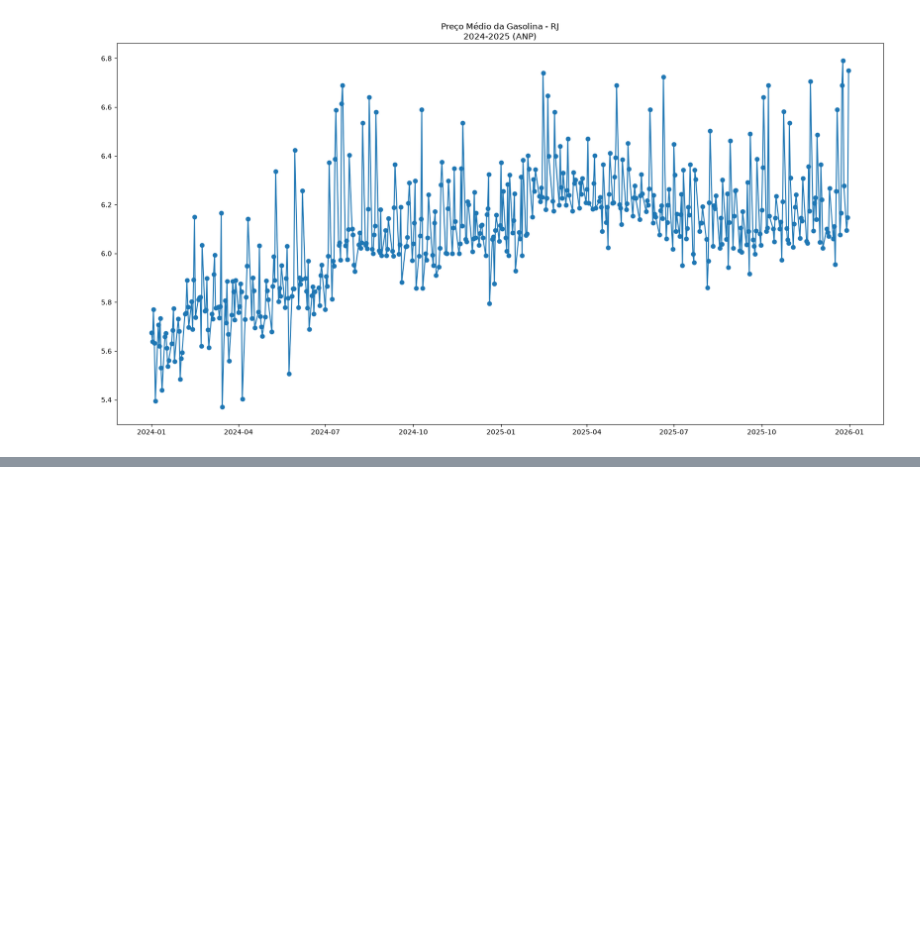
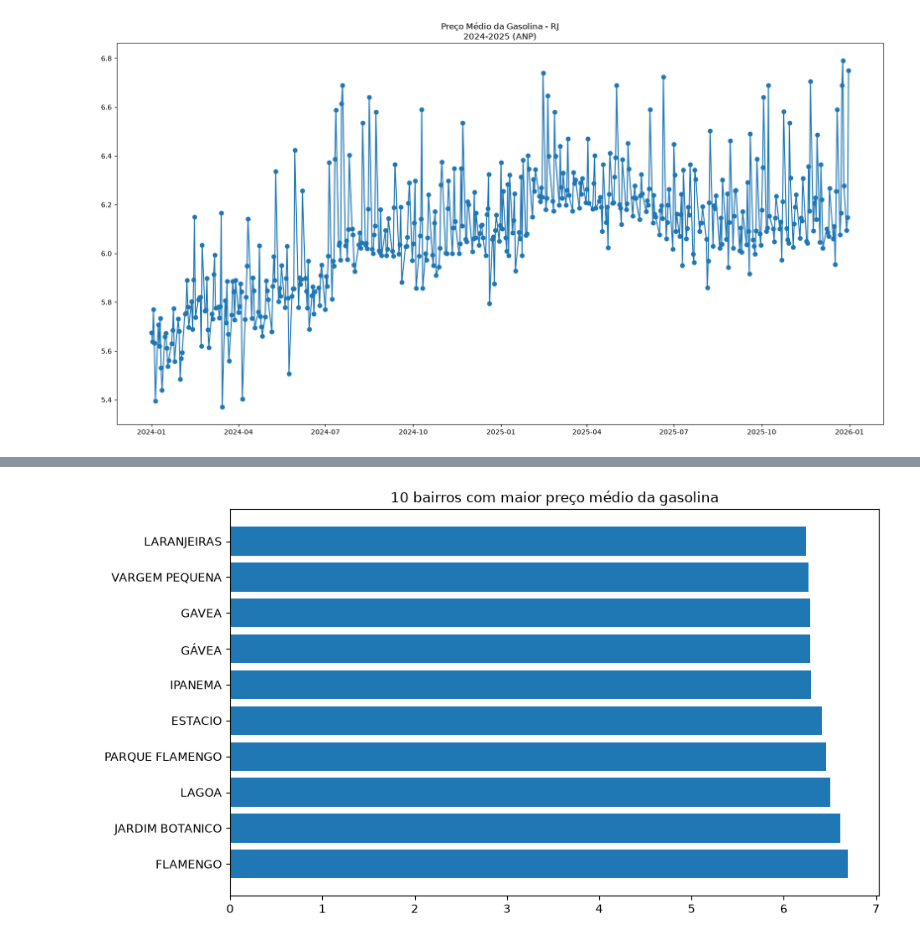
Before and after one commit to PedroRVenturini/UC2, a Jupyter notebook: ANP.ipynb, the cells around one changed output, grey strips where cells are left out. Drawn from its saved outputs; the diff is of its cells as text; code cells hidden in the pictures; blank space fills up the shorter version.

```diff
--- a/ANP.ipynb
+++ b/ANP.ipynb
@@ -428,0 +445,15 @@ plt.show()
+# %%
+top10_bairros = media_bairro.head(10)
+
+plt.figure(figsize=(10,6))
+
+plt.barh(
+    top10_bairros['Bairro'],
+    top10_bairros['Valor de Venda']
+)
+
+plt.title('10 bairros com maior preço médio da gasolina')
+
+plt.show()
+# %% [output]
+[figure, added]
```
Also changed, not shown: parts of 2 cells of this notebook.
